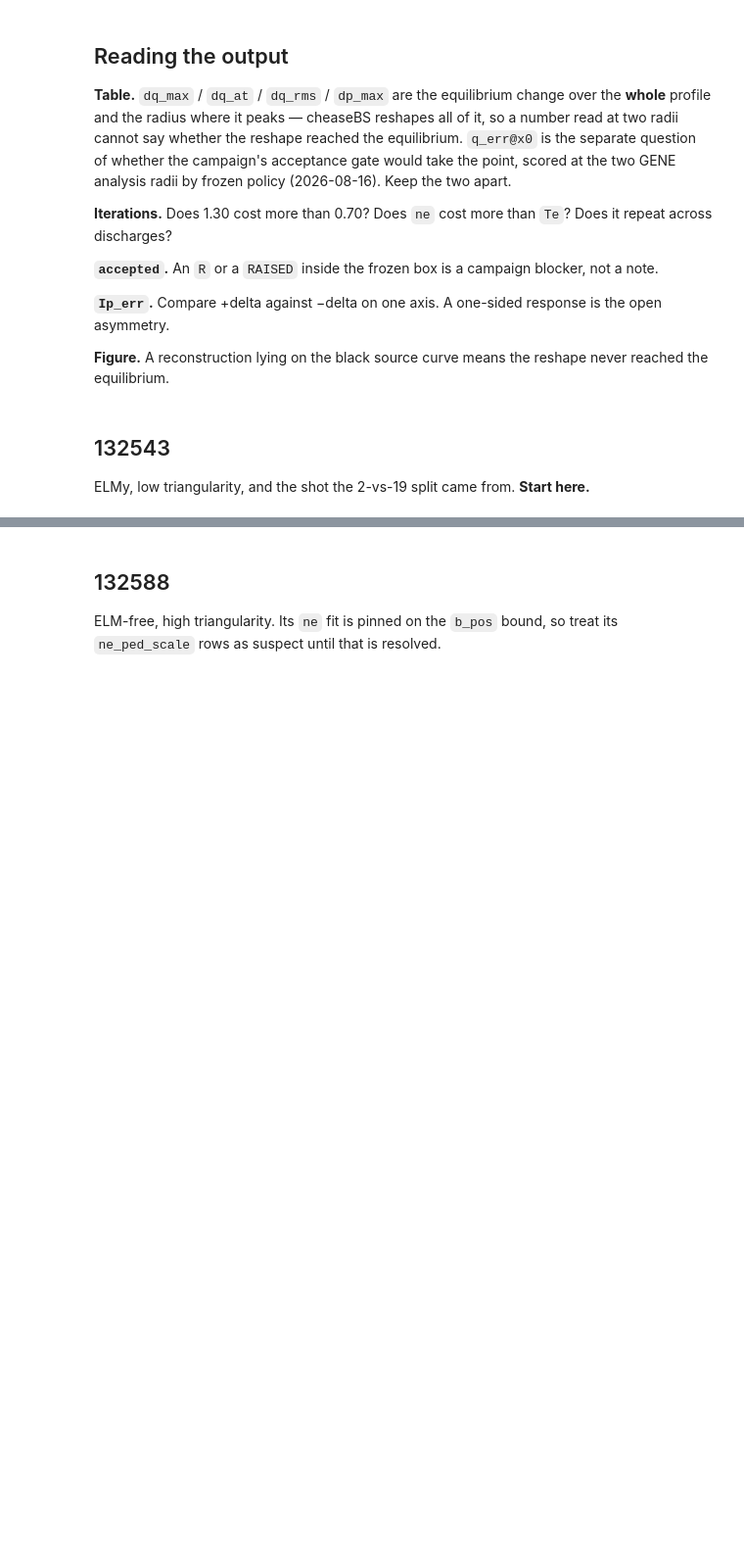
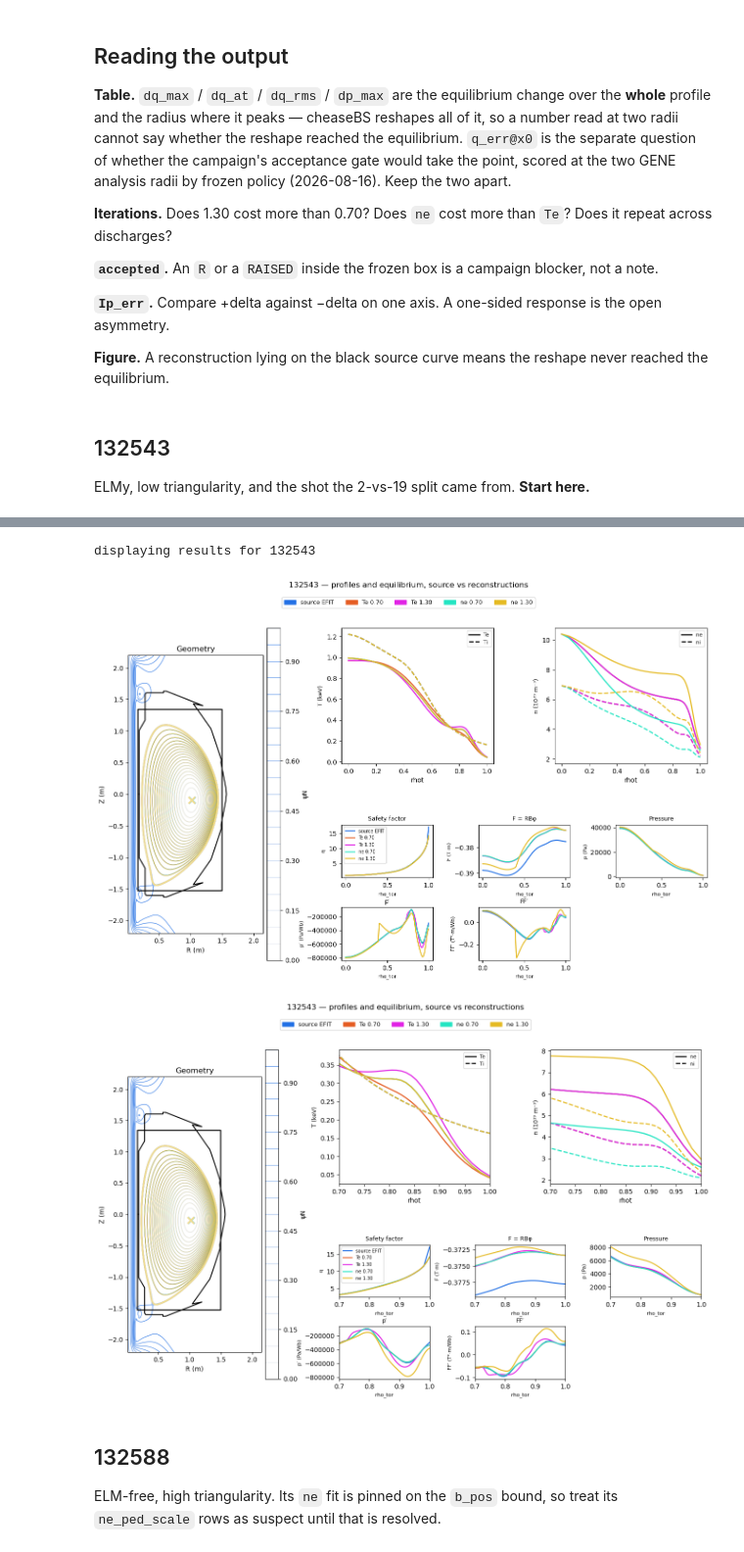
Before and after one commit to joeyschmidt97/NSTXU_lithium_study, a Jupyter notebook: reshape_convergence/reshape_convergence.ipynb, the cells around one changed output, grey strips where cells are left out. Shown at 98% size. Drawn from its saved outputs; the diff is of its cells as text; code cells hidden in the pictures; blank space fills up the shorter version.

```diff
--- a/reshape_convergence/reshape_convergence.ipynb
+++ b/reshape_convergence/reshape_convergence.ipynb
@@ -117,6 +216,15 @@ else:
 # %%
+%matplotlib inline
+
 if RUN[132543] and PLOT:
+    print('displaying results for 132543')
     fig = compare(132543, ROWS[132543])
+    fig = compare(132543, ROWS[132543], rhot=[0.7, 1.0])
+    # print(fig)
+# %% [output]
+displaying results for 132543
+[figure, added]
+[figure, added]
 # %% [markdown]
 ## 132588
 
```
Also changed, not shown: parts of 6 cells of this notebook, 1 other file.
